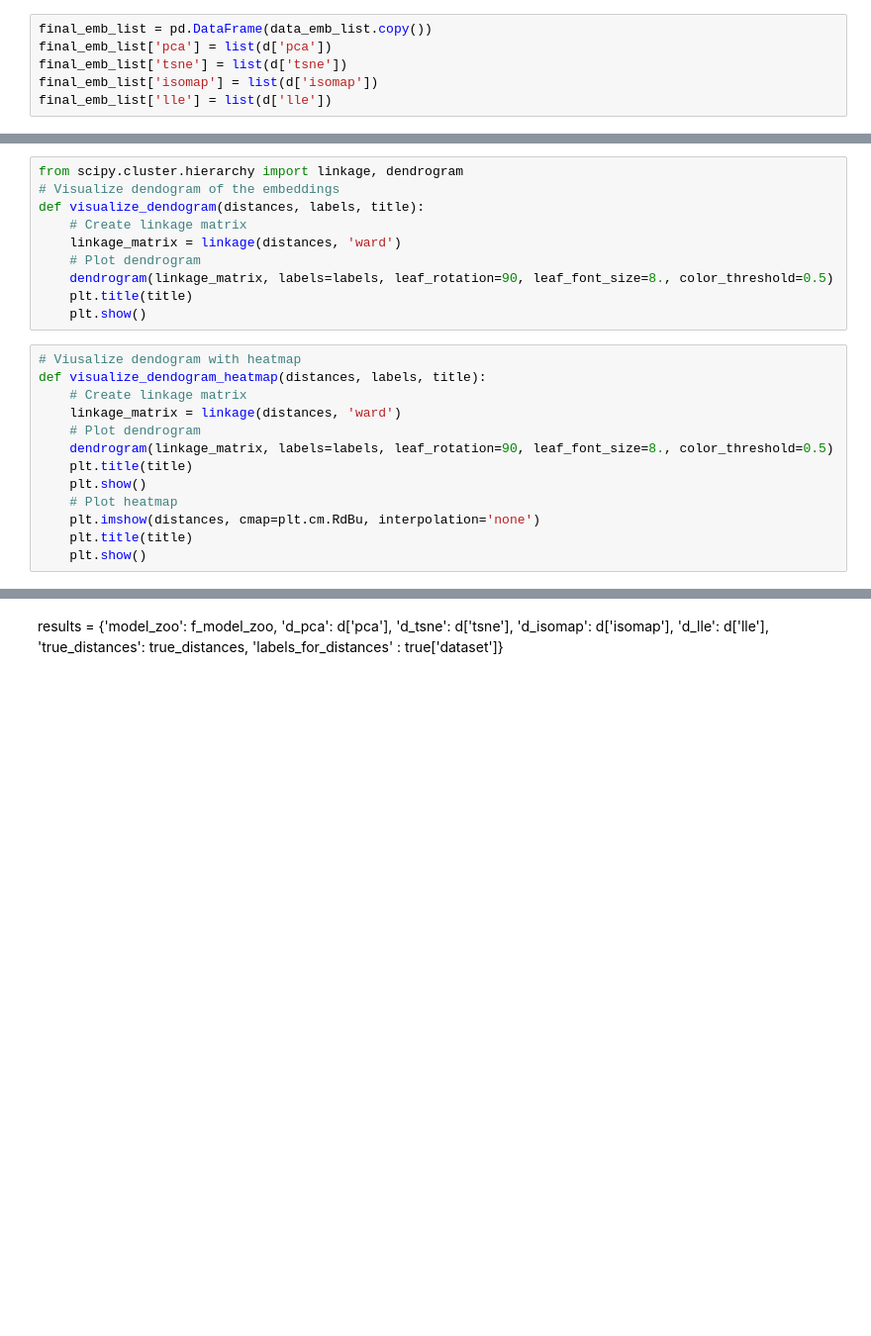
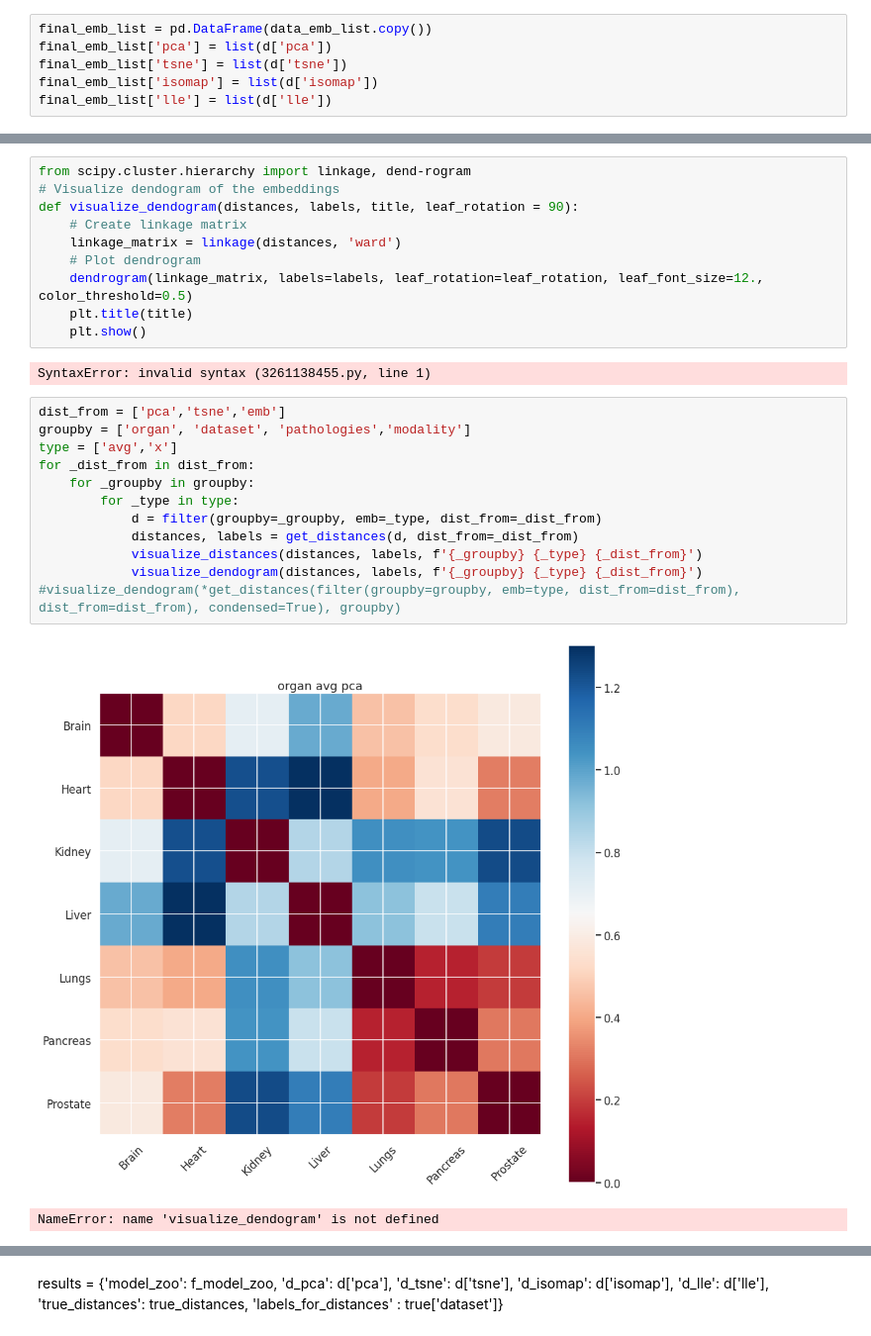
Before and after one commit to shikhar-srivastava/TANS, a Jupyter notebook: viz.ipynb, the cells around one changed output, grey strips where cells are left out. Shown at 99% size. Cells and saved outputs as stored; diff of their text form; blank space fills up the shorter version.

```diff
--- a/viz.ipynb
+++ b/viz.ipynb
@@ -1068,26 +1116,30 @@ def visualize_distances(distances, labels, title, log_scale = False):
 # embeddings = list(dataset_only[dist_from].values)
 # embeddings = np.array([list(x) for x in embeddings]
 # %%
-from scipy.cluster.hierarchy import linkage, dendrogram
+from scipy.cluster.hierarchy import linkage, dend-rogram
 # Visualize dendogram of the embeddings
-def visualize_dendogram(distances, labels, title):
+def visualize_dendogram(distances, labels, title, leaf_rotation = 90):
     # Create linkage matrix
     linkage_matrix = linkage(distances, 'ward')
     # Plot dendrogram
-    dendrogram(linkage_matrix, labels=labels, leaf_rotation=90, leaf_font_size=8., color_threshold=0.5)
+    dendrogram(linkage_matrix, labels=labels, leaf_rotation=leaf_rotation, leaf_font_size=12., color_threshold=0.5)
     plt.title(title)
     plt.show()
+# %% [output]
+SyntaxError: invalid syntax (3261138455.py, line 1)
-# %%
-# Viusalize dendogram with heatmap
-def visualize_dendogram_heatmap(distances, labels, title):
-    # Create linkage matrix
-    linkage_matrix = linkage(distances, 'ward')
-    # Plot dendrogram
-    dendrogram(linkage_matrix, labels=labels, leaf_rotation=90, leaf_font_size=8., color_threshold=0.5)
-    plt.title(title)
-    plt.show()
-    # Plot heatmap
-    plt.imshow(distances, cmap=plt.cm.RdBu, interpolation='none')
-    plt.title(title)
-    plt.show()
+# %%
+dist_from = ['pca','tsne','emb']
+groupby = ['organ', 'dataset', 'pathologies','modality']
+type = ['avg','x']
+for _dist_from in dist_from:
+    for _groupby in groupby:
+        for _type in type:
+            d = filter(groupby=_groupby, emb=_type, dist_from=_dist_from)
+            distances, labels = get_distances(d, dist_from=_dist_from)
+            visualize_distances(distances, labels, f'{_groupby} {_type} {_dist_from}')
+            visualize_dendogram(distances, labels, f'{_groupby} {_type} {_dist_from}')
+#visualize_dendogram(*get_distances(filter(groupby=groupby, emb=type, dist_from=dist_from), dist_from=dist_from), condensed=True), groupby)
+# %% [output]
+[figure, added]
+NameError: name 'visualize_dendogram' is not defined
 # %%
```
Also changed, not shown: parts of 66 cells of this notebook, 17 other files.
